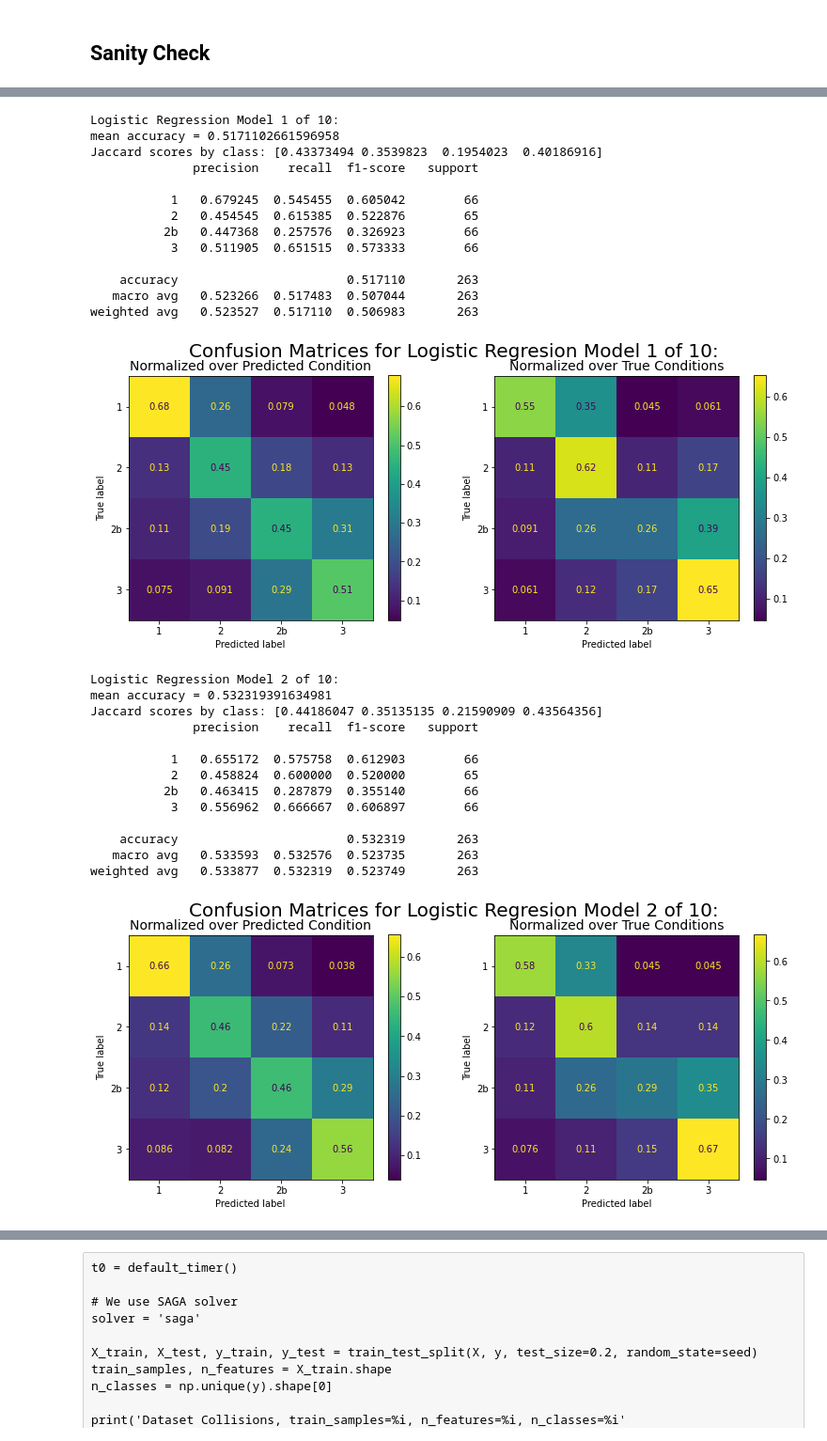
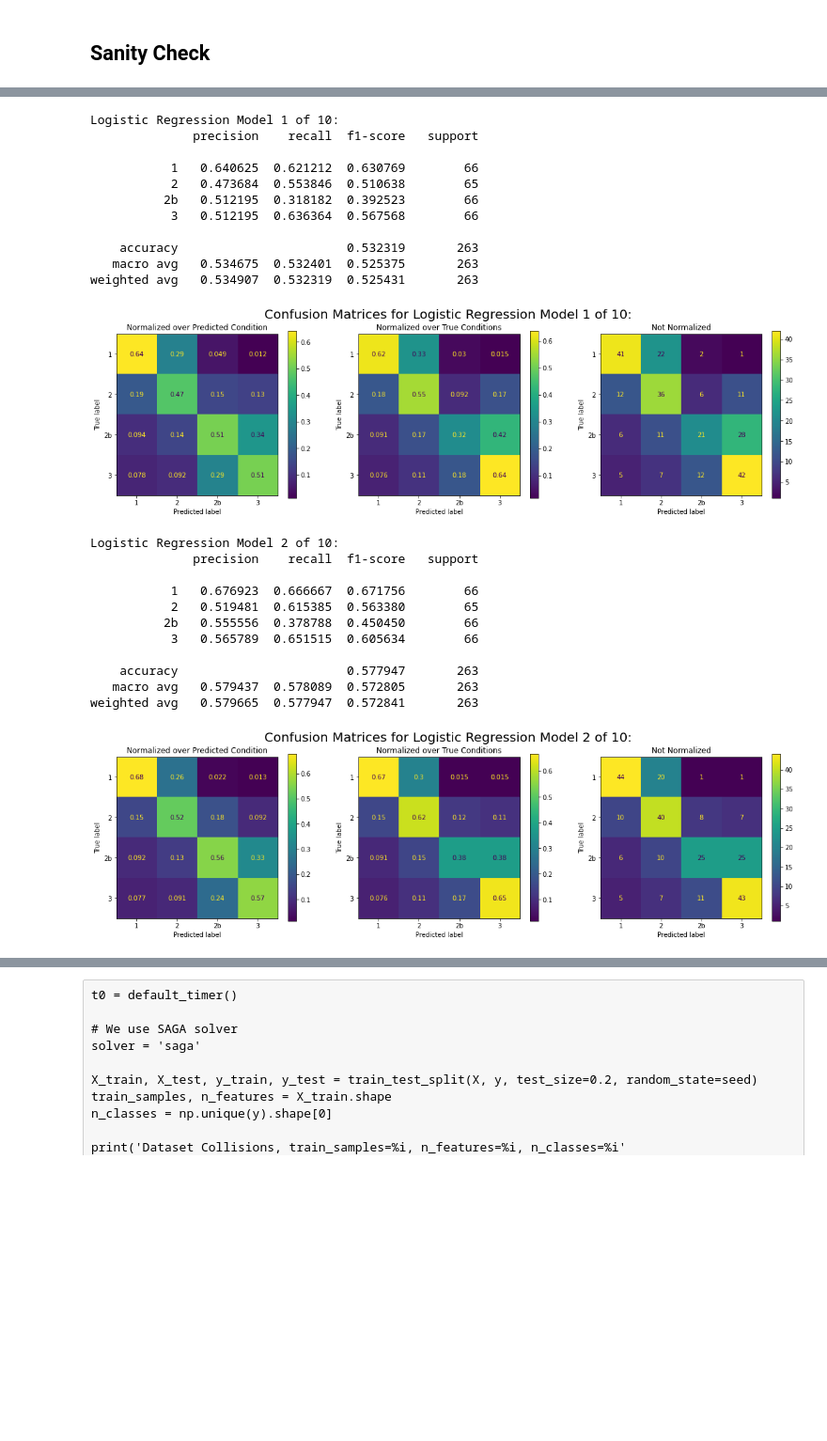
Before and after one commit to cbates79/Coursera_Capstone, a Jupyter notebook: Oversampling on the Order of the Smallest Class for Multiclass Classification of Automobile Accidents in Seattle, Washington.ipynb, the cells around one changed output, grey strips where cells are left out. Shown at 94% size. Drawn from its saved outputs; the diff is of its cells as text; code cells hidden in the pictures; blank space fills up the shorter version.

```diff
--- a/Oversampling on the Order of the Smallest Class for Multiclass Classification of Automobile Accidents in Seattle, Washington.ipynb
+++ b/Oversampling on the Order of the Smallest Class for Multiclass Classification of Automobile Accidents in Seattle, Washington.ipynb
@@ -320,8 +320,8 @@ for column in list(df_drop_columns_and_rows.columns):
     else:
         df_converted[column] = df_drop_columns_and_rows[column]
 # %%
-# Create DataFrame of categorical columns.
-df_categorical = df_converted.select_dtypes(include="category")
+# Create DataFrame of categorical or integer columns, inclusive.
+df_categorical = df_converted.select_dtypes(include=["category", "integer"])
 # %%
 print_elapsed_time(notebook_start_time)
 # %% [output]
@@ -501,3 +620,7 @@ X = df_balanced_undersampled[["COLLISIONTYPE", "WEATHER", "ROADCOND", "LIGHTCOND
+# %%
+# X = df_balanced_undersampled[["COLLISIONTYPE", "WEATHER", "ROADCOND", "LIGHTCOND"]] # These features are beyond weather/road/light data.
+#X = df_balanced_undersampled[["WEATHER", "ROADCOND", "LIGHTCOND"]] # These features only include weather/road/light data.
+X = df_balanced_undersampled.drop(columns=['SEVERITYCODE', 'INJURIES', 'SERIOUSINJURIES', 'FATALITIES'], inplace=False)
 # %% [markdown]
 We also define the data for the target variable, SEVERITYCODE, by the array y:
 # %%
@@ -778,55 +904,56 @@ figure(num=None, figsize=None, dpi=None, facecolor=None, edgecolor=None, frameon
 # %%
 # For each logistic regression classifier in the cross-validation, print the score report and confusion matrices.
 number_of_models = len(logistic_regression_scores['estimator'])
+labels = ['1', '2', '2b', '3']
 for index, logistic_regression_clf in zip(range(len(logistic_regression_scores['estimator'])), logistic_regression_scores['estimator']):
-    lr_clf_score = logistic_regression_clf.score(X_test, y_test)
+    #lr_clf_score = logistic_regression_clf.score(X_test, y_test)
     y_test_predicted = logistic_regression_clf.predict(X_test)
-    lr_clf_jaccard_scores = jaccard_score(y_test, y_test_predicted, average=None, labels=['1', '2', '2b', '3'])
+    #lr_clf_jaccard_scores = jaccard_score(y_test, y_test_predicted, average=None, labels=['1', '2', '2b', '3'])
     print('Logistic Regression Model %d of %d:' % (index + 1, number_of_models))
-    print('mean accuracy =', lr_clf_score)
-    print('Jaccard scores by class:', lr_clf_jaccard_scores)
-    print(classification_report(y_test, y_test_predicted, labels=['1', '2', '2b', '3'], target_names=['1', '2', '2b', '3'], digits=6))
+    #print('mean accuracy =', lr_clf_score)
+    #print('Jaccard scores by class:', lr_clf_jaccard_scores)
+    print(classification_report(y_test, y_test_predicted, labels=labels, target_names=labels, digits=6))
 
     # Create a figure.
-    fig = plt.figure(num=str(index + 1), figsize=(6.4 * 2, 4.8))
-    fig.suptitle('Confusion Matrices for Logistic Regresion Model %d of %d:' % (index + 1, number_of_models), fontsize=20)
+    fig = plt.figure(num=str(index + 1), figsize=(6.4 * 3, 4.8))
+    fig.suptitle('Confusion Matrices for Logistic Regression Model %d of %d:' % (index + 1, number_of_models), fontsize=20)
 
-    ax = plt.subplot(1,2,1)
-    ax.set_title("Normalized over Predicted Condition", fontsize=14)
-    plot_confusion_matrix(logistic_regression_clf, X_test, y_test, labels=['1', '2', '2b', '3'], display_labels=['1', '2', '2b', '3'], normalize='pred', ax=ax)
+    ax = plt.subplot(1, 3, 1)
+    ax.set_title("Normalized over Predicted Condition", fontsize=12)
+    plot_confusion_matrix(logistic_regression_clf, X_test, y_test, labels=labels, display_labels=labels, normalize='pred', ax=ax)
 
-    ax = plt.subplot(1,2,2)
-    ax.set_title("Normalized over True Conditions", fontsize=14)
-    plot_confusion_matrix(logistic_regression_clf, X_test, y_test, labels=['1', '2', '2b', '3'], display_labels=['1', '2', '2b', '3'], normalize='true', ax=ax)
+    ax = plt.subplot(1, 3, 2)
+    ax.set_title("Normalized over True Conditions", fontsize=12)
+    plot_confusion_matrix(logistic_regression_clf, X_test, y_test, labels=labels, display_labels=labels, normalize='true', ax=ax)
+
+    ax = plt.subplot(1, 3, 3)
+    ax.set_title("Not Normalized", fontsize=12)
+    plot_confusion_matrix(logistic_regression_clf, X_test, y_test, labels=labels, display_labels=labels, normalize=None, ax=ax)
 
     plt.show()
 # %% [output]
 Logistic Regression Model 1 of 10:
-mean accuracy = 0.5171102661596958
-Jaccard scores by class: [0.43373494 0.3539823  0.1954023  0.40186916]
               precision    recall  f1-score   support
 
-           1   0.679245  0.545455  0.605042        66
-           2   0.454545  0.615385  0.522876        65
-          2b   0.447368  0.257576  0.326923        66
-           3   0.511905  0.651515  0.573333        66
+           1   0.640625  0.621212  0.630769        66
+           2   0.473684  0.553846  0.510638        65
+          2b   0.512195  0.318182  0.392523        66
+           3   0.512195  0.636364  0.567568        66
 
-    accuracy                       0.517110       263
-   macro avg   0.523266  0.517483  0.507044       263
-weighted avg   0.523527  0.517110  0.506983       263
+    accuracy                       0.532319       263
+   macro avg   0.534675  0.532401  0.525375       263
+weighted avg   0.534907  0.532319  0.525431       263
-[figure, old version]
+[figure, new version]
 Logistic Regression Model 2 of 10:
-mean accuracy = 0.532319391634981
-Jaccard scores by class: [0.44186047 0.35135135 0.21590909 0.43564356]
               precision    recall  f1-score   support
 
-           1   0.655172  0.575758  0.612903        66
-           2   0.458824  0.600000  0.520000        65
-          2b   0.463415  0.287879  0.355140        66
-           3   0.556962  0.666667  0.606897        66
+           1   0.676923  0.666667  0.671756        66
+           2   0.519481  0.615385  0.563380        65
+          2b   0.555556  0.378788  0.450450        66
+           3   0.565789  0.651515  0.605634        66
 
-    accuracy                       0.532319       263
-   macro avg   0.533593  0.532576  0.523735       263
-weighted avg   0.533877  0.532319  0.523749       263
+    accuracy                       0.577947       263
+   macro avg   0.579437  0.578089  0.572805       263
+weighted avg   0.579665  0.577947  0.572841       263
-[figure, old version]
+[figure, new version]
 Logistic Regression Model 3 of 10:
```
Also changed, not shown: parts of 41 cells of this notebook.
